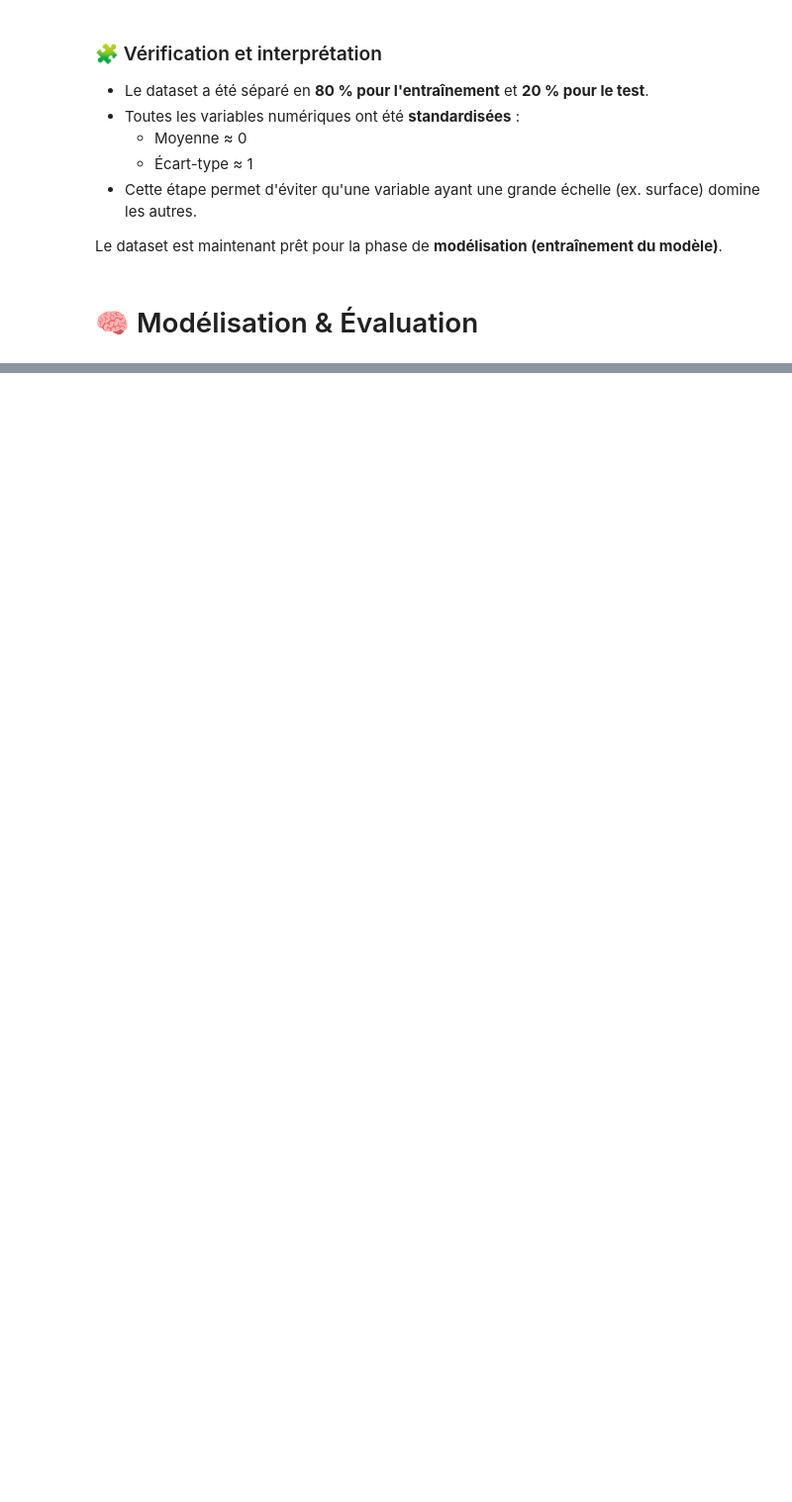
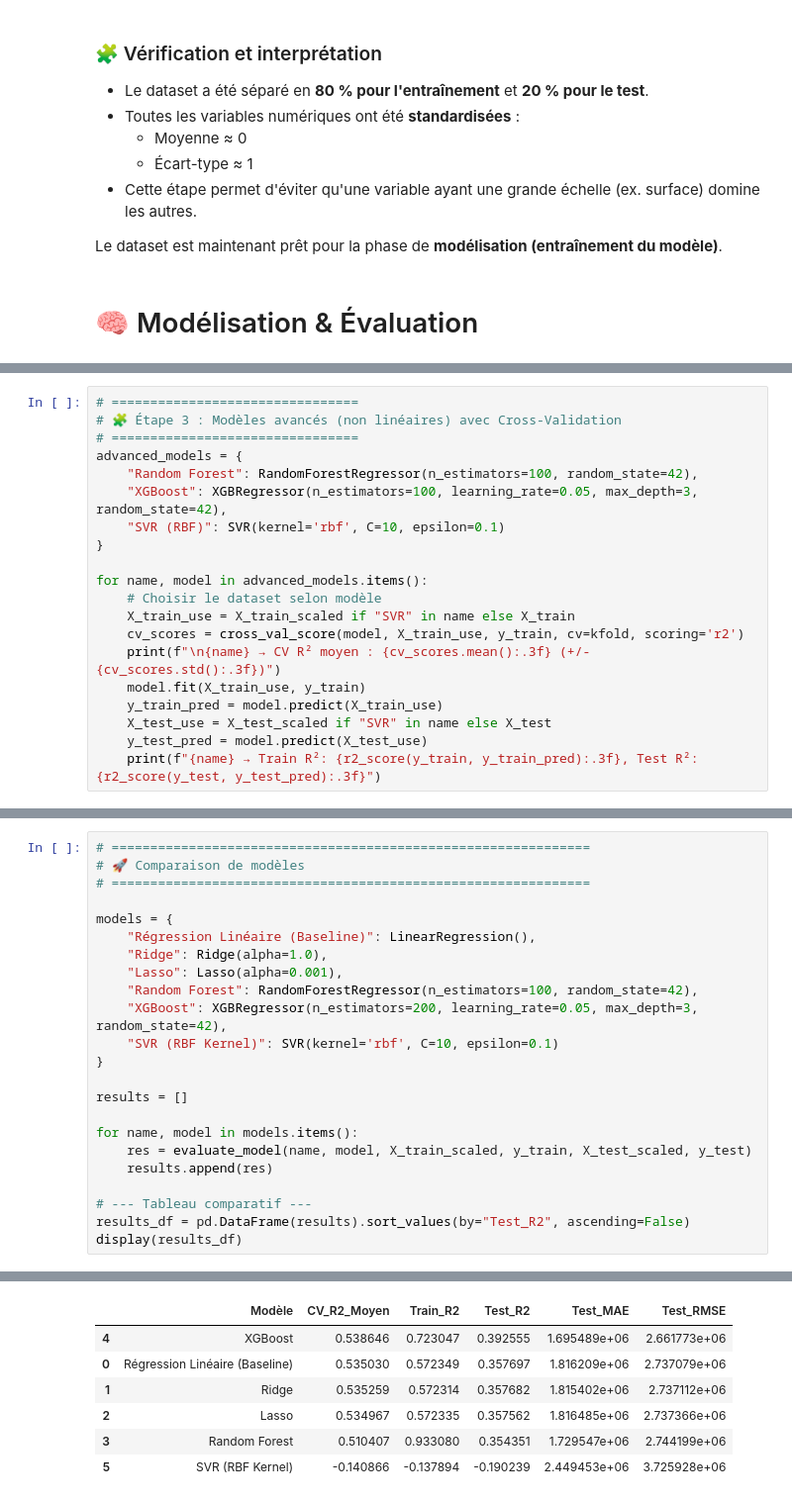
Before and after one commit to MarwaElAllouchi/Projet6-Anticipez-les-besoins-en-consommation-de-b-timents, a Jupyter notebook: modelisation_supervisee_part2.ipynb, the cells around one changed output, grey strips where cells are left out. Shown: that part at 99% size. Saved outputs shown, nothing was run; the diff lists cells and outputs as text; blank space fills up the shorter version.

```diff
--- a/modelisation_supervisee_part2.ipynb
+++ b/modelisation_supervisee_part2.ipynb
@@ -206,0 +354,20 @@ Le dataset est maintenant prêt pour la phase de **modélisation (entraînement
+# %%
+# ================================
+# 🧩 Étape 3 : Modèles avancés (non linéaires) avec Cross-Validation
+# ================================
+advanced_models = {
+    "Random Forest": RandomForestRegressor(n_estimators=100, random_state=42),
+    "XGBoost": XGBRegressor(n_estimators=100, learning_rate=0.05, max_depth=3, random_state=42),
+    "SVR (RBF)": SVR(kernel='rbf', C=10, epsilon=0.1)
+}
+
+for name, model in advanced_models.items():
+    # Choisir le dataset selon modèle
+    X_train_use = X_train_scaled if "SVR" in name else X_train
+    cv_scores = cross_val_score(model, X_train_use, y_train, cv=kfold, scoring='r2')
+    print(f"\n{name} → CV R² moyen : {cv_scores.mean():.3f} (+/- {cv_scores.std():.3f})")
+    model.fit(X_train_use, y_train)
+    y_train_pred = model.predict(X_train_use)
+    X_test_use = X_test_scaled if "SVR" in name else X_test
+    y_test_pred = model.predict(X_test_use)
+    print(f"{name} → Train R²: {r2_score(y_train, y_train_pred):.3f}, Test R²: {r2_score(y_test, y_test_pred):.3f}")
@@ -206,0 +444,24 @@ Le dataset est maintenant prêt pour la phase de **modélisation (entraînement
+# %%
+# ==============================================================
+# 🚀 Comparaison de modèles
+# ==============================================================
+
+models = {
+    "Régression Linéaire (Baseline)": LinearRegression(),
+    "Ridge": Ridge(alpha=1.0),
+    "Lasso": Lasso(alpha=0.001),
+    "Random Forest": RandomForestRegressor(n_estimators=100, random_state=42),
+    "XGBoost": XGBRegressor(n_estimators=200, learning_rate=0.05, max_depth=3, random_state=42),
+    "SVR (RBF Kernel)": SVR(kernel='rbf', C=10, epsilon=0.1)
+}
+
+results = []
+
+for name, model in models.items():
+    res = evaluate_model(name, model, X_train_scaled, y_train, X_test_scaled, y_test)
+    results.append(res)
+
+# --- Tableau comparatif ---
+results_df = pd.DataFrame(results).sort_values(by="Test_R2", ascending=False)
+display(results_df)
+# %% [output]
@@ -206,0 +496,7 @@ Le dataset est maintenant prêt pour la phase de **modélisation (entraînement
+|  | Modèle | CV_R2_Moyen | Train_R2 | Test_R2 | Test_MAE | Test_RMSE |
+| 4 | XGBoost | 0.538646 | 0.723047 | 0.392555 | 1.695489e+06 | 2.661773e+06 |
+| 0 | Régression Linéaire (Baseline) | 0.535030 | 0.572349 | 0.357697 | 1.816209e+06 | 2.737079e+06 |
+| 1 | Ridge | 0.535259 | 0.572314 | 0.357682 | 1.815402e+06 | 2.737112e+06 |
+| 2 | Lasso | 0.534967 | 0.572335 | 0.357562 | 1.816485e+06 | 2.737366e+06 |
+| 3 | Random Forest | 0.510407 | 0.933080 | 0.354351 | 1.729547e+06 | 2.744199e+06 |
+| 5 | SVR (RBF Kernel) | -0.140866 | -0.137894 | -0.190239 | 2.449453e+06 | 3.725928e+06 |
```
Also changed, not shown: parts of 30 cells of this notebook.
